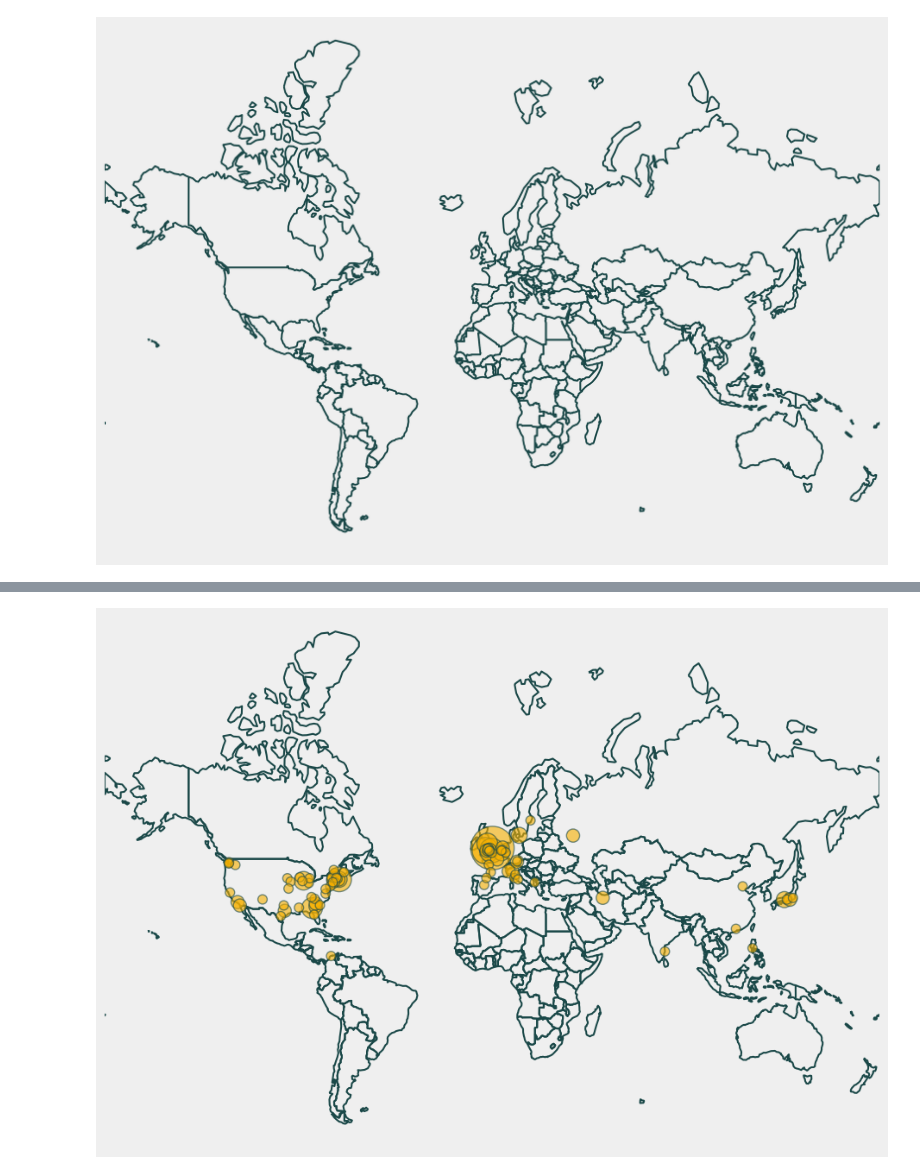
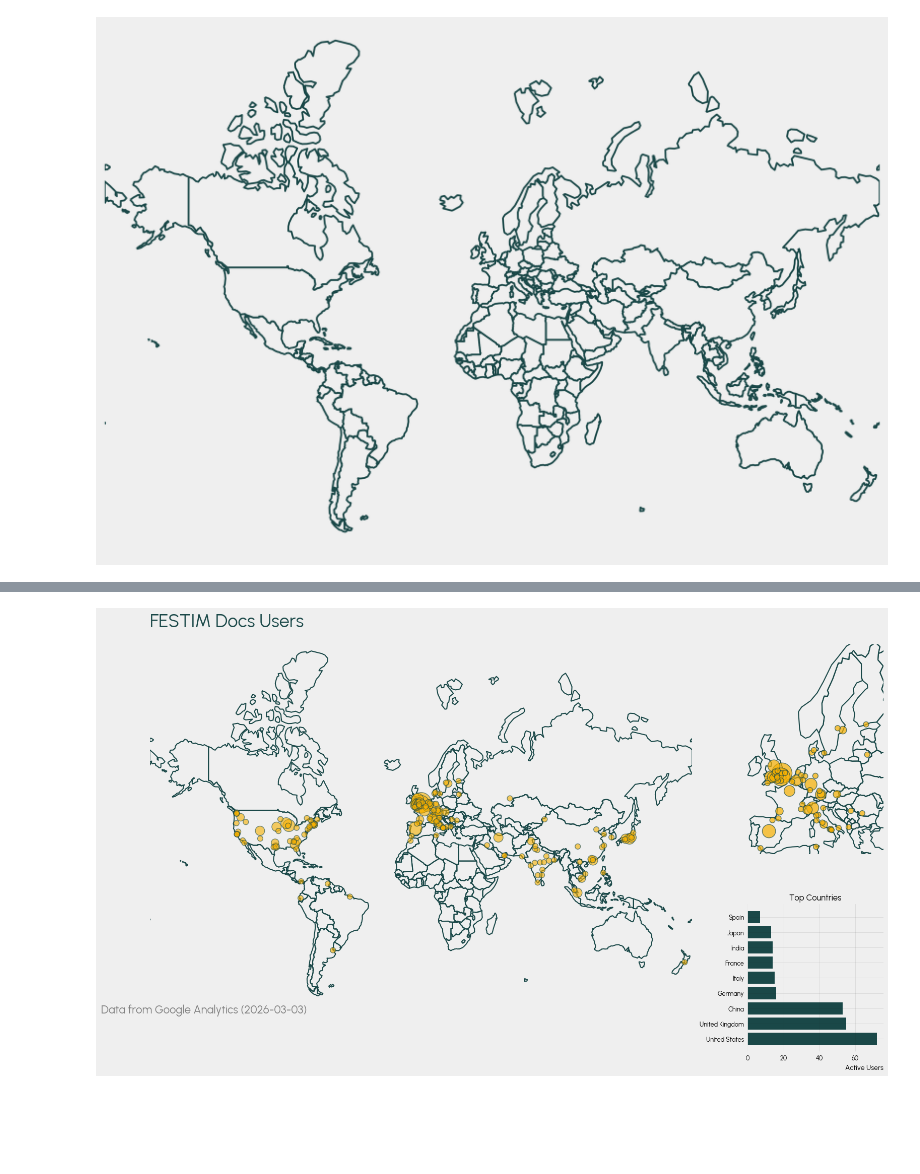
Before and after one commit to festim-dev/pose, a Jupyter notebook: main.ipynb, the cells around one changed output, grey strips where cells are left out. Drawn from its saved outputs; the diff is of its cells as text; code cells hidden in the pictures; blank space fills up the shorter version.

Commit message:
fixed env + map + Google Analytics API

```diff
--- a/main.ipynb
+++ b/main.ipynb
@@ -870,5 +933,12 @@ df
+# %%
+df = pd.DataFrame(
+    {
+        "city": [row.dimension_values[0].value for row in response.rows],
+        "activeUsers": [int(row.metric_values[0].value) for row in response.rows],
+    }
+)
 # %%
 # remove line (not set) from df
-df = df[df['Town/City'] != '(not set)']
+df = df[df['city'] != '(not set)']
 df.head()
 # %% [output]
@@ -881,5 +951,5 @@ df.head()
 # %%
-locations = gpd.tools.geocode(df["Town/City"])
+locations = gpd.tools.geocode(df["city"])
 # %%
 locations
 # %% [output]
@@ -898,0 +969,2 @@ locations
+# %%
+response_countries = users_world(FESTIM_DOCS_ID)
@@ -899,28 +1018,69 @@ locations
 # %%
 proj = ccrs.Mercator()
-fig, ax = plt.subplots(figsize=(12, 8), subplot_kw={'projection':proj})
-ax.set_axis_off()
+
+size_factor = 0.8
+# Create figure and gridspec with 2x2 layout
+fig = plt.figure(figsize=(20 * size_factor, 12 * size_factor))
+gs = gridspec.GridSpec(2, 2, width_ratios=[4, 1], height_ratios=[2, 1])
+
+# Create map subplot (left side, spanning both rows) with cartopy projection
+ax_map = fig.add_subplot(gs[:, 0], projection=proj)
+ax_map.set_axis_off()
 
 # background map
-world.boundary.plot(ax=ax)
+world.boundary.plot(ax=ax_map)
 
 # transform the coordinates to the projection's CRS
 pc = ccrs.PlateCarree()
 new_coords = proj.transform_points(pc, locations.geometry.x, locations.geometry.y)
 
 # change the colour of the border of the bubbles to c0 and the fill to c1
-ax.scatter(
-      new_coords[:, 0], new_coords[:, 1],
-      s=df['Active users'] * 60,  # size of the bubbles
-      # s=df['Average engagement time per active user'] * 0.3,  # size of the bubbles
-      zorder=10,  # this specifies to put bubbles on top of the map
-      alpha=0.6,
-      color="C1",
-      edgecolors="C0",
-      linewidth=1
+ax_map.scatter(
+    new_coords[:, 0],
+    new_coords[:, 1],
+    s=df["activeUsers"] * 60,  # size of the bubbles
+    # s=df['Average engagement time per active user'] * 0.3,  # size of the bubbles
+    zorder=10,  # this specifies to put bubbles on top of the map
+    alpha=0.6,
+    color="C1",
+    edgecolors="C0",
+    linewidth=1,
 )
 
+# Create Europe subplot (top right) with cartopy projection
+ax_europe = fig.add_subplot(gs[0, 1], projection=proj)
+ax_europe.set_axis_off()
 
+# Plot Europe in the top right
+plot_europe(ax_europe)
+
+
+# Create chart subplot (bottom right) - regular matplotlib subplot
+ax_chart = fig.add_subplot(gs[1, 1])
+countries = [row.dimension_values[0].value for row in response_countries.rows]
+active_users = [int(row.metric_values[0].value) for row in response_countries.rows]
+# new_users = [int(row.metric_values[1].value) for row in response_countries.rows]
+
+# group others
+top_countries = countries[:9]
+top_active_users = active_users[:9]
+# top_new_users = new_users[:10]
+
+ax_chart.barh(top_countries, top_active_users, label="Active Users")
+ax_chart.set_xlabel("Active Users")
+ax_chart.set_title("Top Countries")
+
+ax_map.annotate(
+    f"Data from Google Analytics ({datetime.today().strftime('%Y-%m-%d')})",
+    xy=(0.1, 0),
+      xycoords="axes fraction",
+      ha="center",
+      fontsize=16,
+      color="gray",
+)
+ax_map.set_title("FESTIM Docs Users", fontsize=26, fontweight="bold", loc="left", pad=20, color="C0")
+plt.tight_layout()
+plt.savefig("users_world_map.svg")
 plt.show()
 # %% [output]
-[figure, old version]
+[figure, new version]
```
Also changed, not shown: parts of 8 cells of this notebook, 1 other file.
